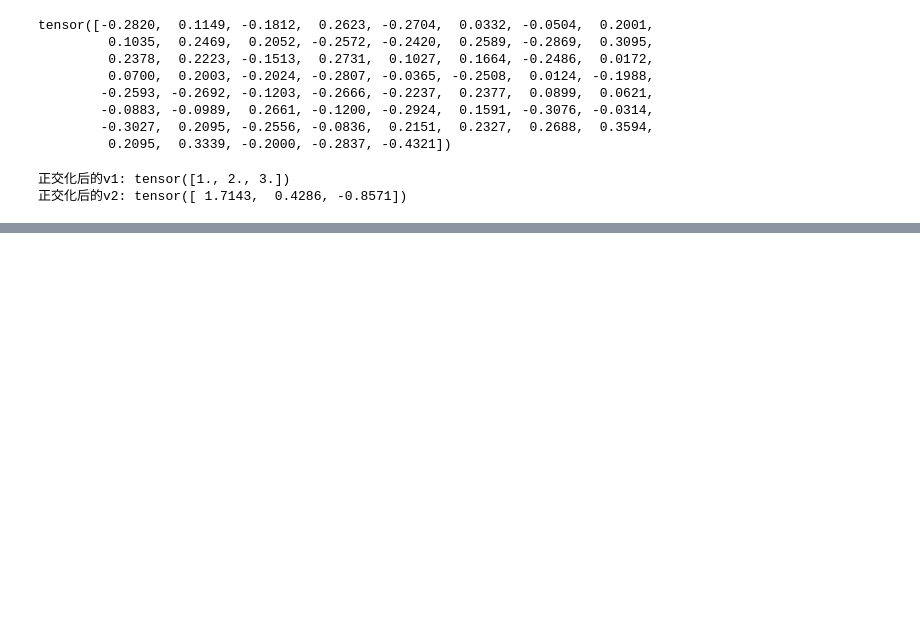
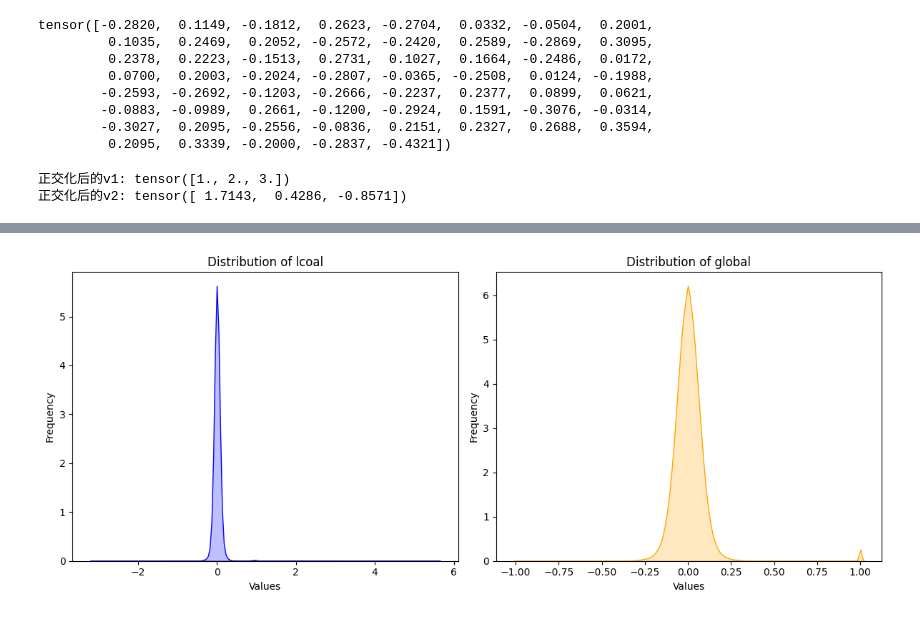
Before and after one commit to aikedaerC/MergeModels, a Jupyter notebook: plot.ipynb, the cells around one changed output, grey strips where cells are left out. Cells and saved outputs as stored; diff of their text form; code cells hidden in the pictures; blank space fills up the shorter version.

```diff
--- a/plot.ipynb
+++ b/plot.ipynb
@@ -484,0 +528,22 @@ print("正交化后的v2:", v2_orthogonal)
+# %%
+# Create subplots
+fig, (ax1, ax2) = plt.subplots(1, 2, figsize=(12, 5))
+
+# Plot histogram for Vector 1
+# ax1.hist(l_cat, bins=30, color='blue', alpha=0.7)
+sns.kdeplot(l_cat, ax=ax1, label='local', color='blue', fill=True)
+ax1.set_title('Distribution of lcoal')
+ax1.set_xlabel('Values')
+ax1.set_ylabel('Frequency')
+
+# Plot histogram for Vector 2
+# ax2.hist(g_cat, bins=30, color='orange', alpha=0.7)
+sns.kdeplot(g_cat, ax=ax2, label='global', color='orange', fill=True)
+ax2.set_title('Distribution of global')
+ax2.set_xlabel('Values')
+ax2.set_ylabel('Frequency')
+
+plt.tight_layout()  # Adjust layout for better spacing
+plt.show()
+# %% [output]
+[figure, added]
```
Also changed, not shown: parts of 10 cells of this notebook, 3 other files.
